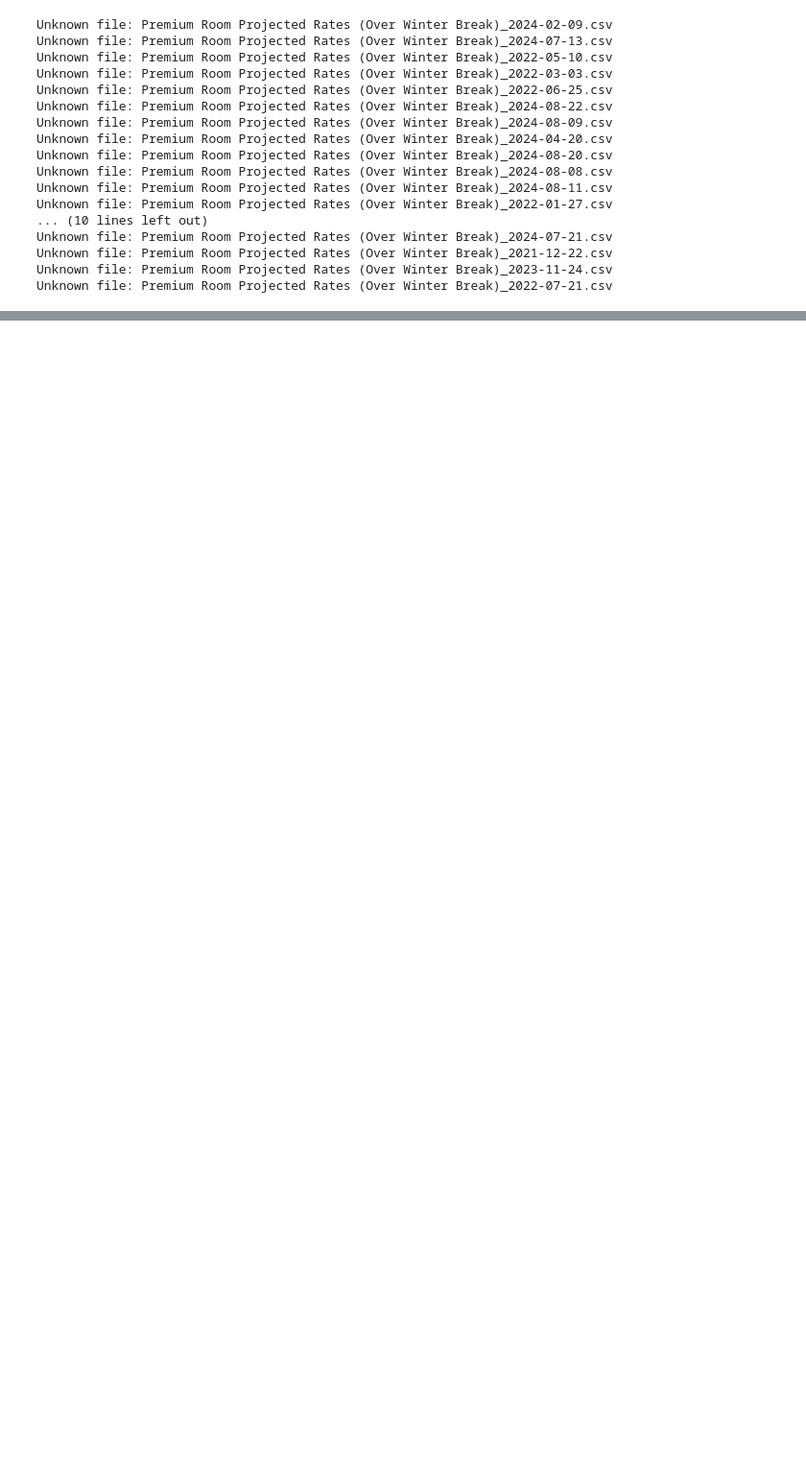
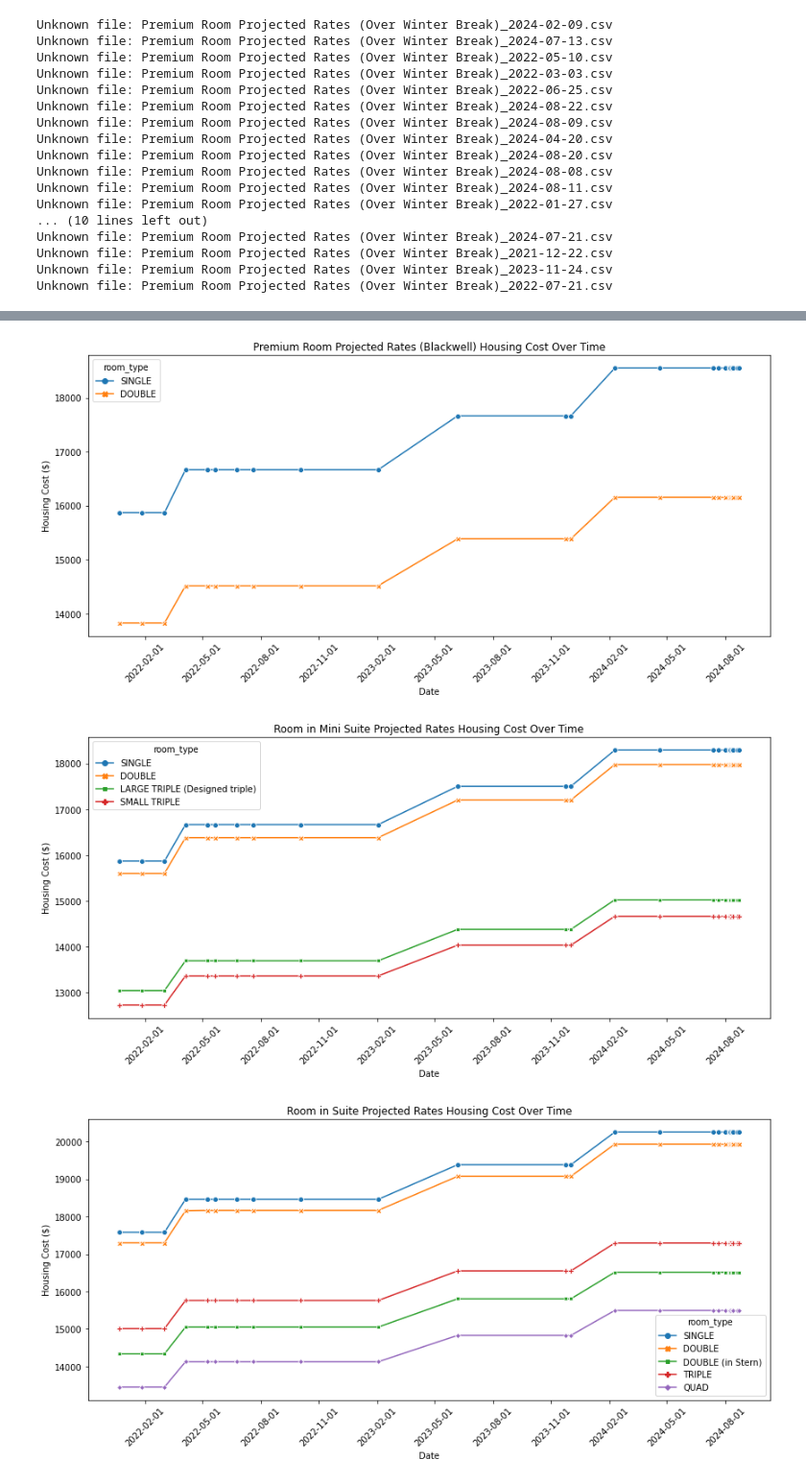
Before and after one commit to andychen2121/berkeley_dorm_housing_trends, a Jupyter notebook: dorm_eda.ipynb, the cells around one changed output, grey strips where cells are left out. Shown at 96% size. Saved outputs shown, nothing was run; the diff lists cells and outputs as text; code cells hidden in the pictures; blank space fills up the shorter version.

```diff
--- a/dorm_eda.ipynb
+++ b/dorm_eda.ipynb
@@ -61,21 +65,7 @@ all_data.to_csv('all_dorm_data.csv', index=False)
 # %%
-import pandas as pd
-import matplotlib.pyplot as plt
-import seaborn as sns
-
-def graph_eda_for_dorm_housing(file_list, housing_type):
-    dorm_data = pd.DataFrame()
-
-    # Read in the data
-    for file_path in file_list:
-        date = file_path.split('_')[-1].split('.')[0]
-        df = pd.read_csv(file_path)
-        df['date'] = [date] * len(df)
-        dorm_data = dorm_data.append(df)
-
+def graph_eda_for_dorm_housing(housing_type):
     # Clean the data
-    dorm_data.rename(columns={'Unnamed: 0': 'room_type'}, inplace=True)
-    dorm_data.sort_values(by='date', inplace=True)
+    dorm_data = all_data[all_data['dorm_type'] == housing_type].copy()
     dorm_data.reset_index(drop=True, inplace=True)
 
     # Plot the results
@@ -122,0 +105,8 @@ for ls in premium, room_in_mini_suite, room_in_suite, standard:
+# %%
+for dorm_type in ["Premium Room Projected Rates (Blackwell)", "Room in Mini Suite Projected Rates",
+                  "Room in Suite Projected Rates", "Standard Room Projected Rates"]:
+    graph_eda_for_dorm_housing(dorm_type)
+# %% [output]
+[figure, added]
+[figure, added]
+[figure, added]
```
Also changed, not shown: parts of 5 cells of this notebook.
